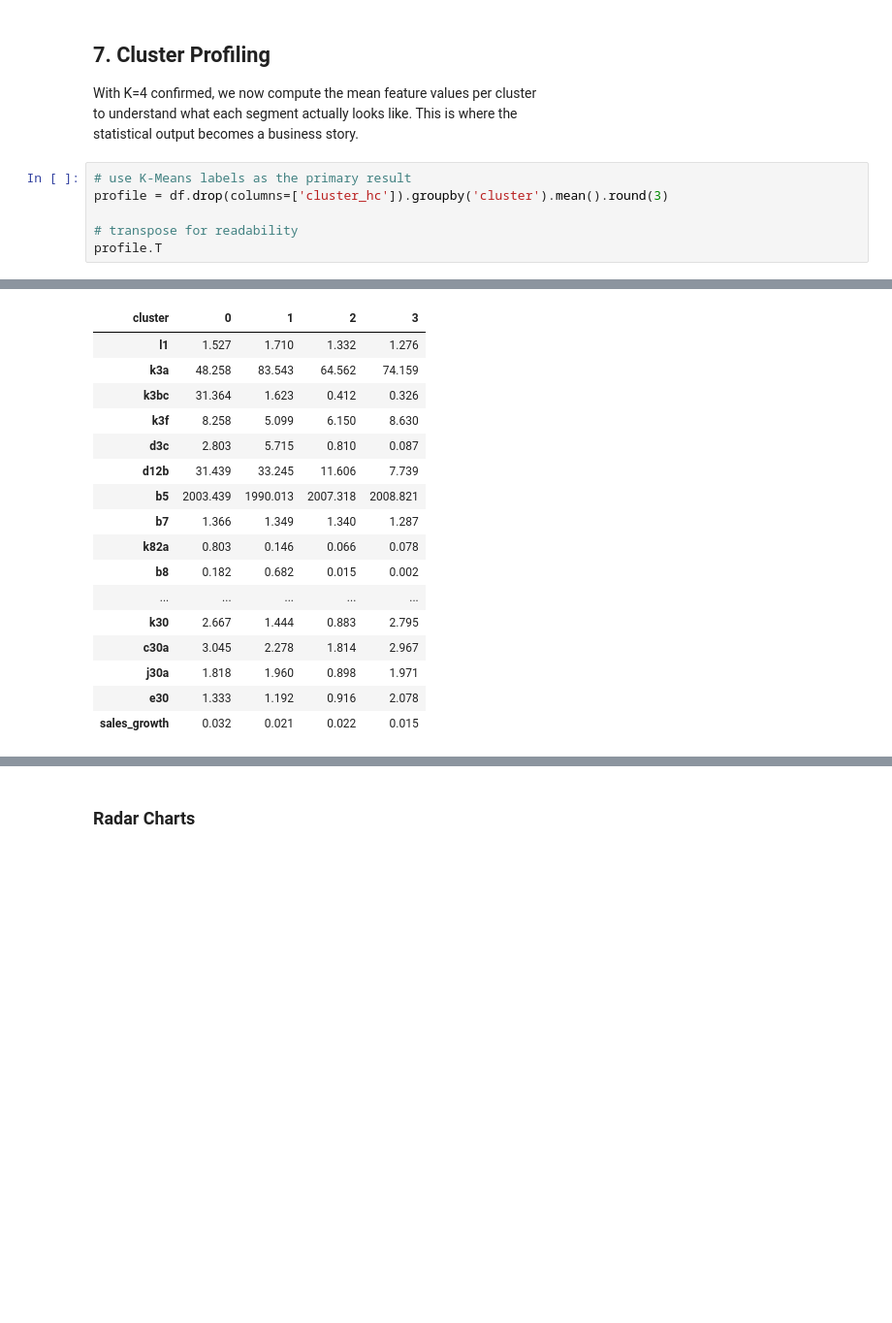
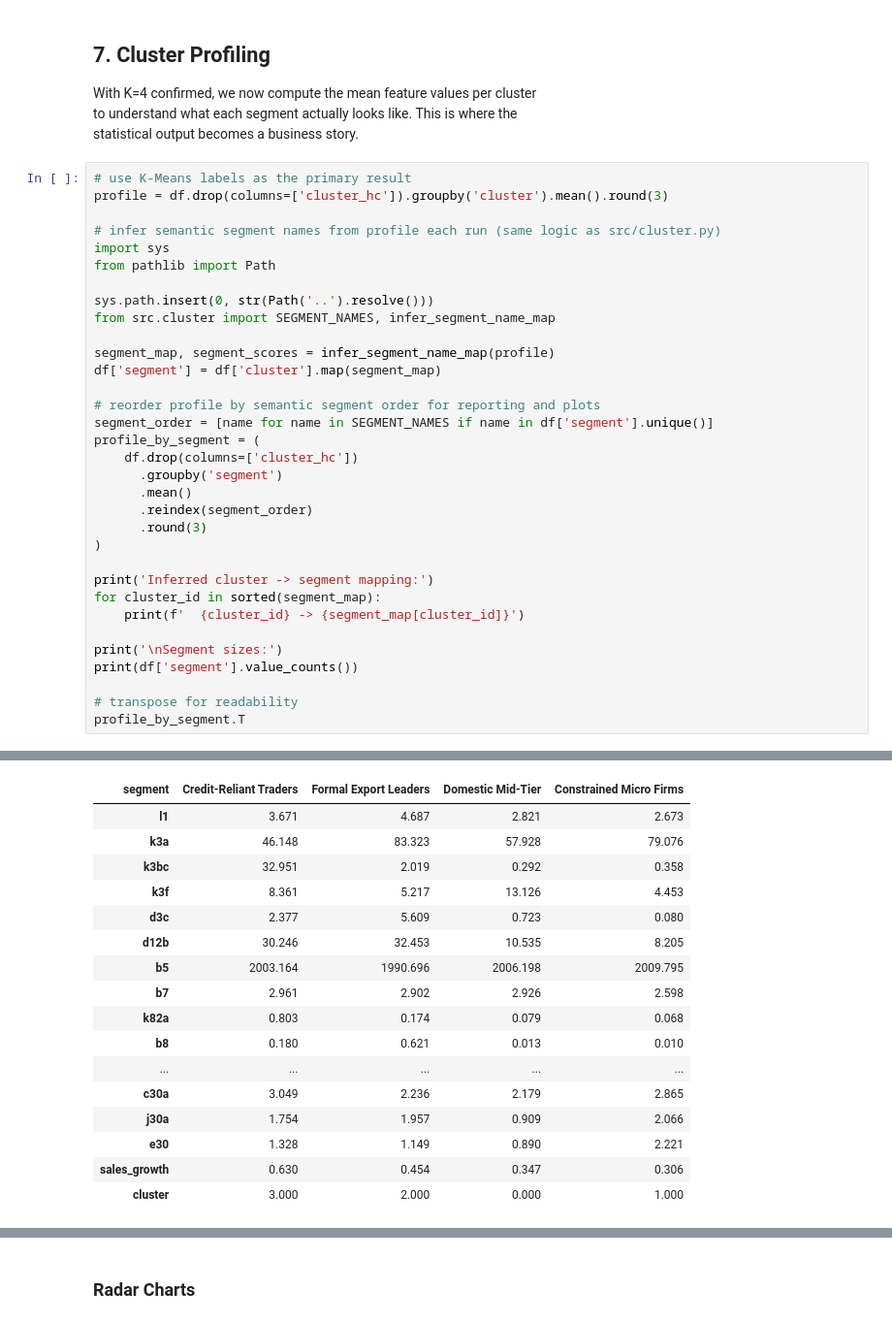
Before and after one commit to kozah04/ng-sme-segmentation, a Jupyter notebook: notebooks/modelling.ipynb, the cells around one changed output, grey strips where cells are left out. Shown at 97% size. Saved outputs shown, nothing was run; the diff lists cells and outputs as text; blank space fills up the shorter version.

```diff
--- a/notebooks/modelling.ipynb
+++ b/notebooks/modelling.ipynb
@@ -474,6 +455,33 @@ statistical output becomes a business story.
 # use K-Means labels as the primary result
 profile = df.drop(columns=['cluster_hc']).groupby('cluster').mean().round(3)
 
+# infer semantic segment names from profile each run (same logic as src/cluster.py)
+import sys
+from pathlib import Path
+
+sys.path.insert(0, str(Path('..').resolve()))
+from src.cluster import SEGMENT_NAMES, infer_segment_name_map
+
+segment_map, segment_scores = infer_segment_name_map(profile)
+df['segment'] = df['cluster'].map(segment_map)
+
+# reorder profile by semantic segment order for reporting and plots
+segment_order = [name for name in SEGMENT_NAMES if name in df['segment'].unique()]
+profile_by_segment = (
+    df.drop(columns=['cluster_hc'])
+      .groupby('segment')
+      .mean()
+      .reindex(segment_order)
+      .round(3)
+)
+
+print('Inferred cluster -> segment mapping:')
+for cluster_id in sorted(segment_map):
+    print(f'  {cluster_id} -> {segment_map[cluster_id]}')
+
+print('\nSegment sizes:')
+print(df['segment'].value_counts())
+
 # transpose for readability
-profile.T
+profile_by_segment.T
 # %% [output]
@@ -480,17 +501,17 @@ profile.T
-| cluster | 0 | 1 | 2 | 3 |
-| l1 | 1.527 | 1.710 | 1.332 | 1.276 |
-| k3a | 48.258 | 83.543 | 64.562 | 74.159 |
-| k3bc | 31.364 | 1.623 | 0.412 | 0.326 |
-| k3f | 8.258 | 5.099 | 6.150 | 8.630 |
-| d3c | 2.803 | 5.715 | 0.810 | 0.087 |
-| d12b | 31.439 | 33.245 | 11.606 | 7.739 |
-| b5 | 2003.439 | 1990.013 | 2007.318 | 2008.821 |
-| b7 | 1.366 | 1.349 | 1.340 | 1.287 |
-| k82a | 0.803 | 0.146 | 0.066 | 0.078 |
-| b8 | 0.182 | 0.682 | 0.015 | 0.002 |
+| segment | Credit-Reliant Traders | Formal Export Leaders | Domestic Mid-Tier | Constrained Micro Firms |
+| l1 | 3.671 | 4.687 | 2.821 | 2.673 |
+| k3a | 46.148 | 83.323 | 57.928 | 79.076 |
+| k3bc | 32.951 | 2.019 | 0.292 | 0.358 |
+| k3f | 8.361 | 5.217 | 13.126 | 4.453 |
+| d3c | 2.377 | 5.609 | 0.723 | 0.080 |
+| d12b | 30.246 | 32.453 | 10.535 | 8.205 |
+| b5 | 2003.164 | 1990.696 | 2006.198 | 2009.795 |
+| b7 | 2.961 | 2.902 | 2.926 | 2.598 |
+| k82a | 0.803 | 0.174 | 0.079 | 0.068 |
+| b8 | 0.180 | 0.621 | 0.013 | 0.010 |
 | ... | ... | ... | ... | ... |
-| k30 | 2.667 | 1.444 | 0.883 | 2.795 |
-| c30a | 3.045 | 2.278 | 1.814 | 2.967 |
-| j30a | 1.818 | 1.960 | 0.898 | 1.971 |
-| e30 | 1.333 | 1.192 | 0.916 | 2.078 |
-| sales_growth | 0.032 | 0.021 | 0.022 | 0.015 |
+| c30a | 3.049 | 2.236 | 2.179 | 2.865 |
+| j30a | 1.754 | 1.957 | 0.909 | 2.066 |
+| e30 | 1.328 | 1.149 | 0.890 | 2.221 |
+| sales_growth | 0.630 | 0.454 | 0.347 | 0.306 |
+| cluster | 3.000 | 2.000 | 0.000 | 1.000 |
```
Also changed, not shown: parts of 27 cells of this notebook, 1 other file.
